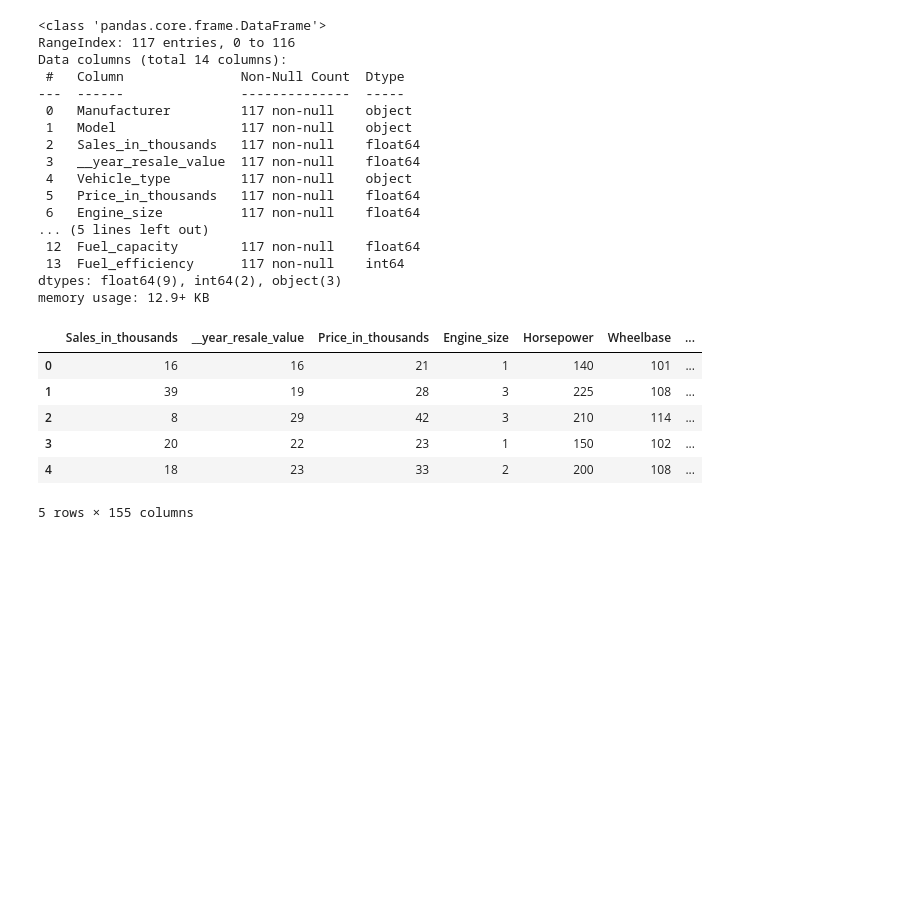
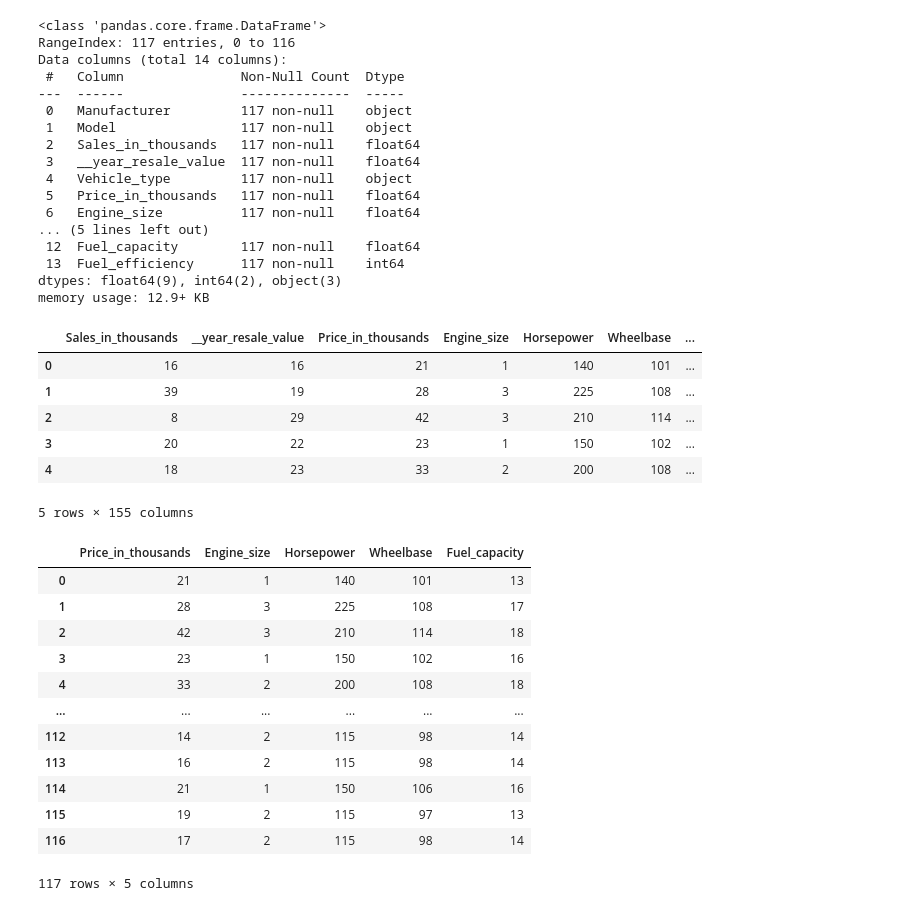
Before and after one commit to vanesanmu/Caso3, a Jupyter notebook: caso3.ipynb, the cells around one changed output. Cells and saved outputs as stored; diff of their text form; code cells hidden in the pictures; blank space fills up the shorter version.

```diff
--- a/caso3.ipynb
+++ b/caso3.ipynb
@@ -93,3 +81,20 @@ eps = np.random.randn(len(x))
+# %%
+X = df[['Price_in_thousands', 'Engine_size','Horsepower', 'Wheelbase' , 'Fuel_capacity' ]]
+X
+# %% [output]
+|  | Price_in_thousands | Engine_size | Horsepower | Wheelbase | Fuel_capacity |
+| 0 | 21 | 1 | 140 | 101 | 13 |
+| 1 | 28 | 3 | 225 | 108 | 17 |
+| 2 | 42 | 3 | 210 | 114 | 18 |
+| 3 | 23 | 1 | 150 | 102 | 16 |
+| 4 | 33 | 2 | 200 | 108 | 18 |
+| ... | ... | ... | ... | ... | ... |
+| 112 | 14 | 2 | 115 | 98 | 14 |
+| 113 | 16 | 2 | 115 | 98 | 14 |
+| 114 | 21 | 1 | 150 | 106 | 16 |
+| 115 | 19 | 2 | 115 | 97 | 13 |
+| 116 | 17 | 2 | 115 | 98 | 14 |
+117 rows × 5 columns
 # %%
 y_np = df['Sales_in_thousands']
 plt.figure(figsize=(10,7))
```
Also changed, not shown: parts of 11 cells of this notebook.
